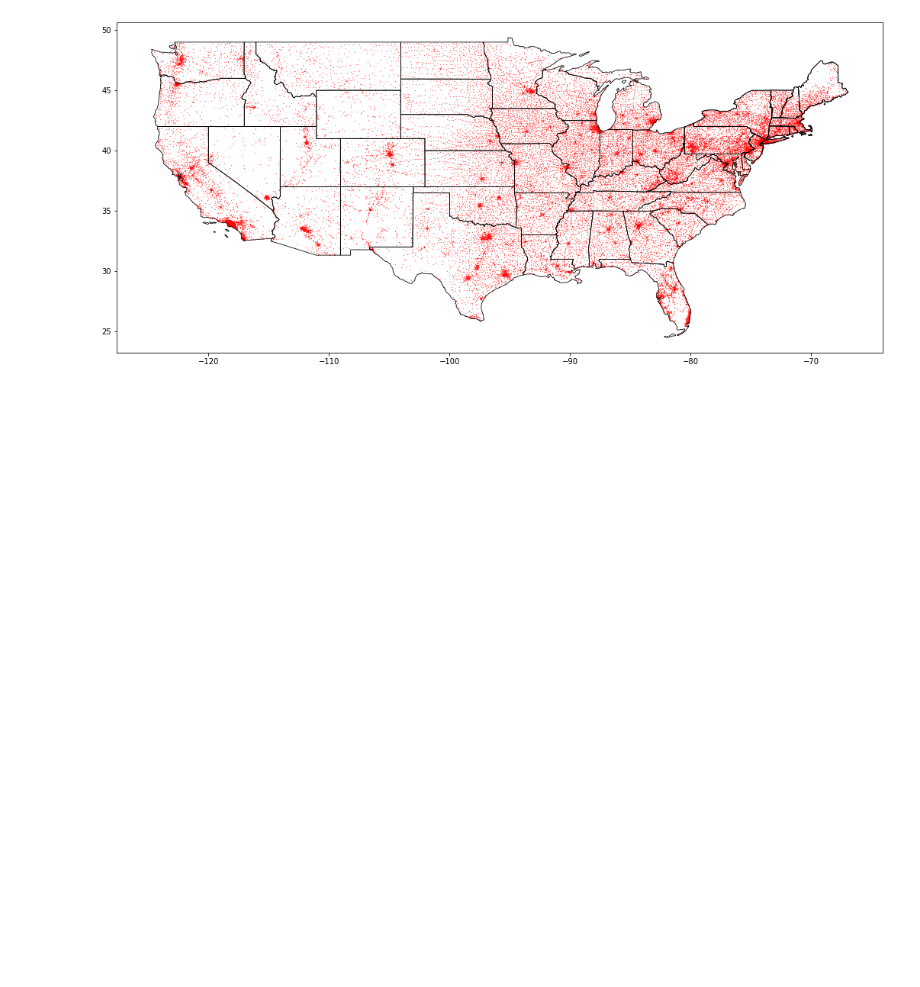
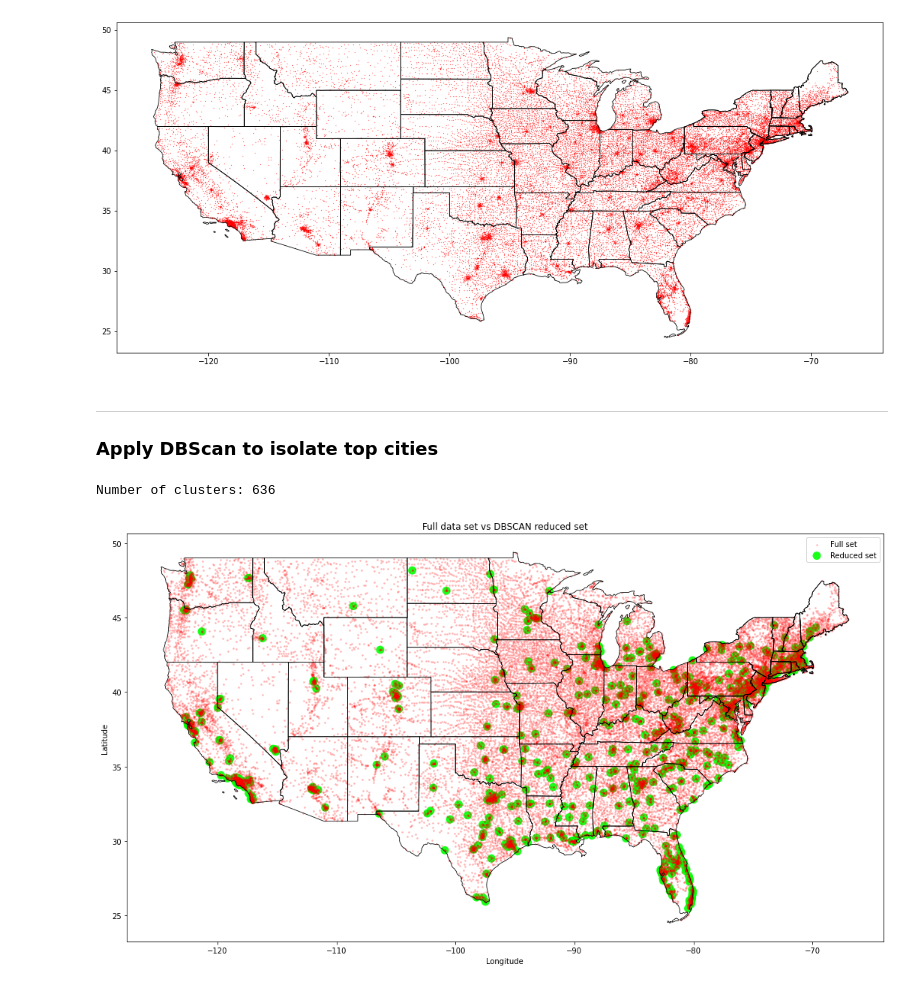
Before and after one commit to blasher565/dm_cs522, a Jupyter notebook: zipcodes/zipcodes.ipynb, the cells around one changed output. Saved outputs shown, nothing was run; the diff lists cells and outputs as text; code cells hidden in the pictures; blank space fills up the shorter version.

Commit message:
Add initial clustering methods

```diff
--- a/zipcodes/zipcodes.ipynb
+++ b/zipcodes/zipcodes.ipynb
@@ -121,3 +121,6 @@ gdf.plot(ax=ax, color='red', marker='.', markersize=.2)
 plt.show()
 # %% [output]
 [figure]
+# %% [markdown]
+***
+### Apply DBScan to isolate top cities
@@ -123,0 +136,52 @@ plt.show()
+# %%
+#X = df.values( columns = ['latitude', 'longitude'] )
+X = df[['latitude', 'longitude']].to_numpy()
+
+#Params Taken from example
+kms_per_radian = 6371.0088
+#Max distance the points can be seperated to be considered a point
+epsilon = 1.5 / kms_per_radian
+
+#min_samples is the minimum cluster size
+#Use ball_tree and haversine to calculate great circle distances
+#   haversine-- great circle distance between 2 points on a sphere
+db = DBSCAN(eps=epsilon, min_samples=3, algorithm='ball_tree', metric='haversine').fit(np.radians(X))
+cluster_labels = db.labels_
+
+num_clusters = len(set(cluster_labels))
+
+clusters = pd.Series([X[cluster_labels == n] for n in range(num_clusters-1)])
+print(f'Number of clusters: {num_clusters}')
+# %% [output]
+Number of clusters: 636
+# %%
+#Funtion to deteremine center point of the cluster
+# Then determine which point is the closest to that center point
+def get_centermost_point(cluster):
+    centroid = (MultiPoint(cluster).centroid.x, MultiPoint(cluster).centroid.y)
+    centermost_point = min(cluster, key=lambda point: great_circle(point, centroid).m)
+    return tuple(centermost_point)
+
+centermost_points = clusters.map(get_centermost_point)
+# %%
+#Get the centroid points lat/lon and store in data frame
+latitude, longitude = zip(*centermost_points)
+rep_points = pd.DataFrame({'longitude':longitude, 'latitude':latitude})
+
+#Pull out all the representitive points
+rs = rep_points.apply(lambda row: df[(df['latitude']==row['latitude']) & (df['longitude']==row['longitude'])].iloc[0], axis=1)
+# %%
+#Plot all the datasets on top to visualize
+
+fig, ax = plt.subplots(figsize=[20, 10])
+rs_scatter = ax.scatter(rs['longitude'], rs['latitude'], c='#00FF00', edgecolor='None', alpha=0.9, s=120)
+df_scatter = ax.scatter(df['longitude'], df['latitude'], c='r', alpha=0.2, s=3)
+states.boundary.plot(ax=ax, color='black', linewidth=.8)
+
+ax.set_title('Full data set vs DBSCAN reduced set')
+ax.set_xlabel('Longitude')
+ax.set_ylabel('Latitude')
+ax.legend([df_scatter, rs_scatter], ['Full set', 'Reduced set'], loc='upper right')
+plt.show()
+# %% [output]
+[figure, added]
```
Also changed, not shown: parts of 3 cells of this notebook.
